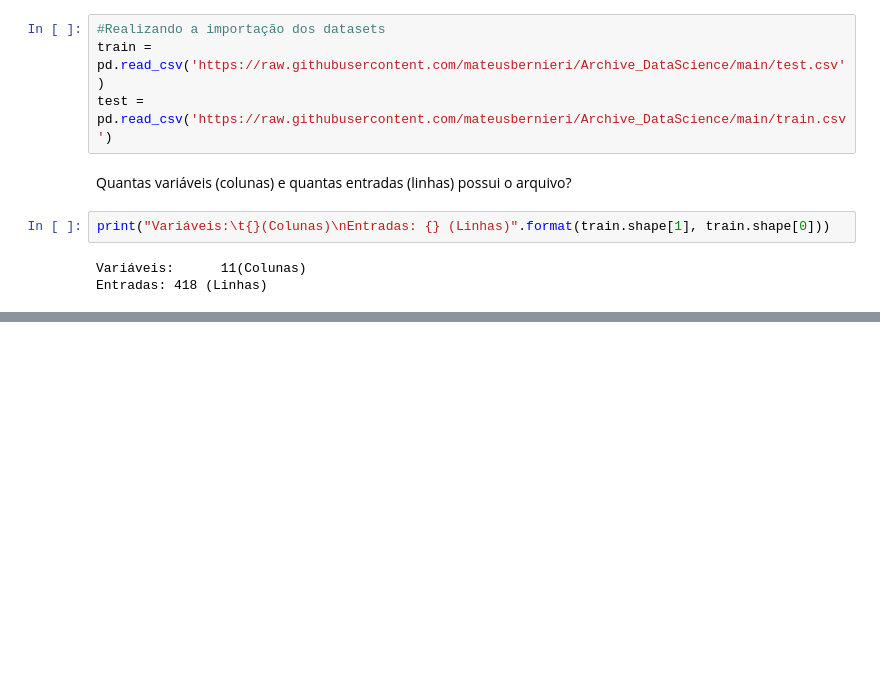
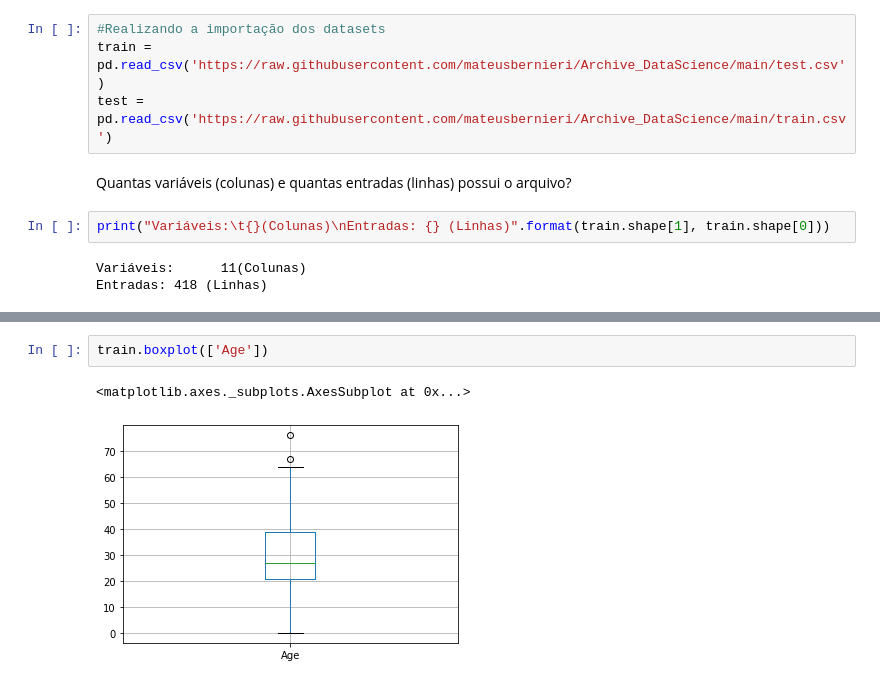
Before and after one commit to mateusbernieri/Archive_Colab, a Jupyter notebook: Titanic.ipynb, the cells around one changed output, grey strips where cells are left out. Cells and saved outputs as stored; diff of their text form; blank space fills up the shorter version.

```diff
--- a/Titanic.ipynb
+++ b/Titanic.ipynb
@@ -23,0 +93,5 @@ Entradas: 418 (Linhas)
+# %%
+train.boxplot(['Age'])
+# %% [output]
+<matplotlib.axes._subplots.AxesSubplot at 0x...>
+[figure, added]
```
Also changed, not shown: parts of 6 cells of this notebook.
